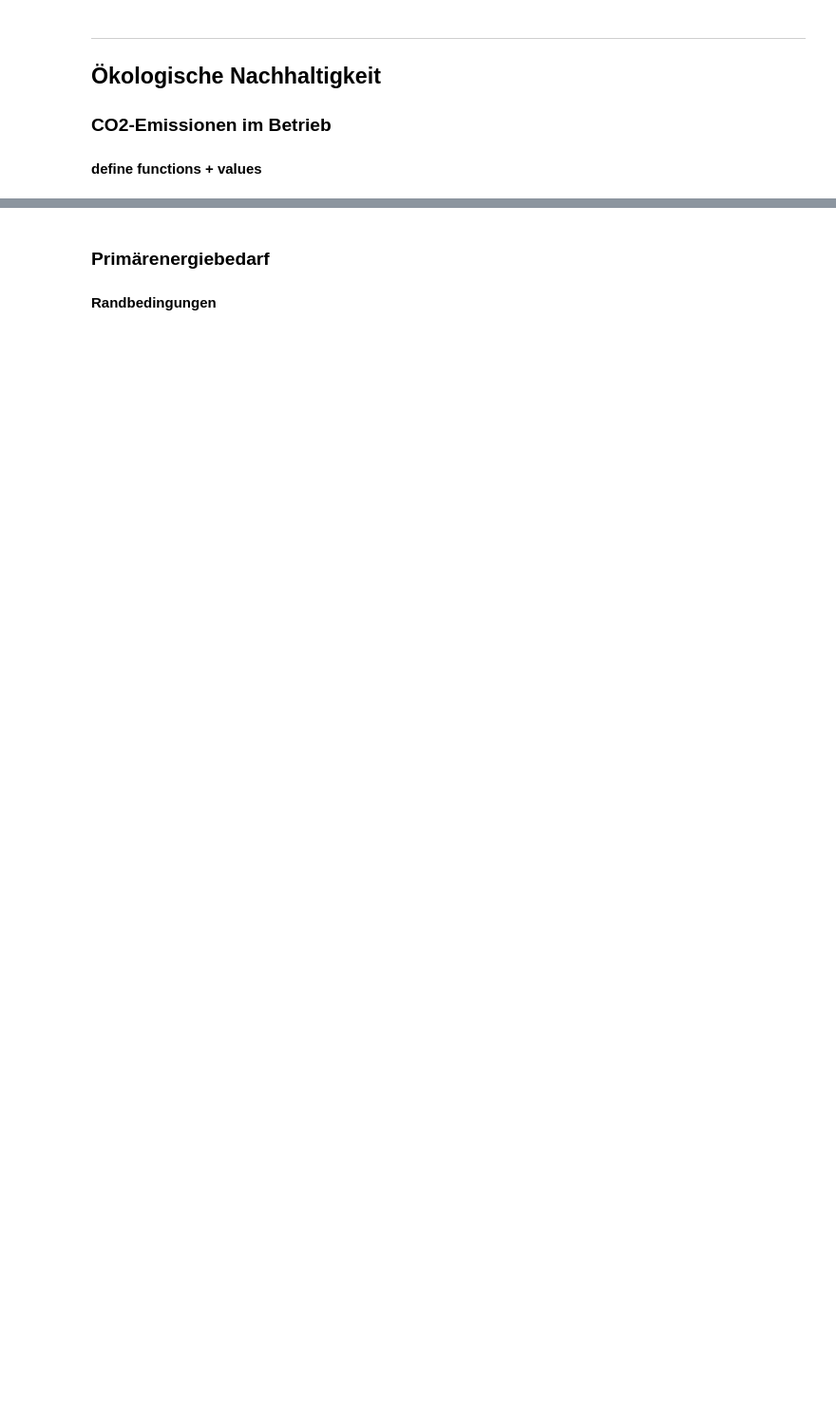
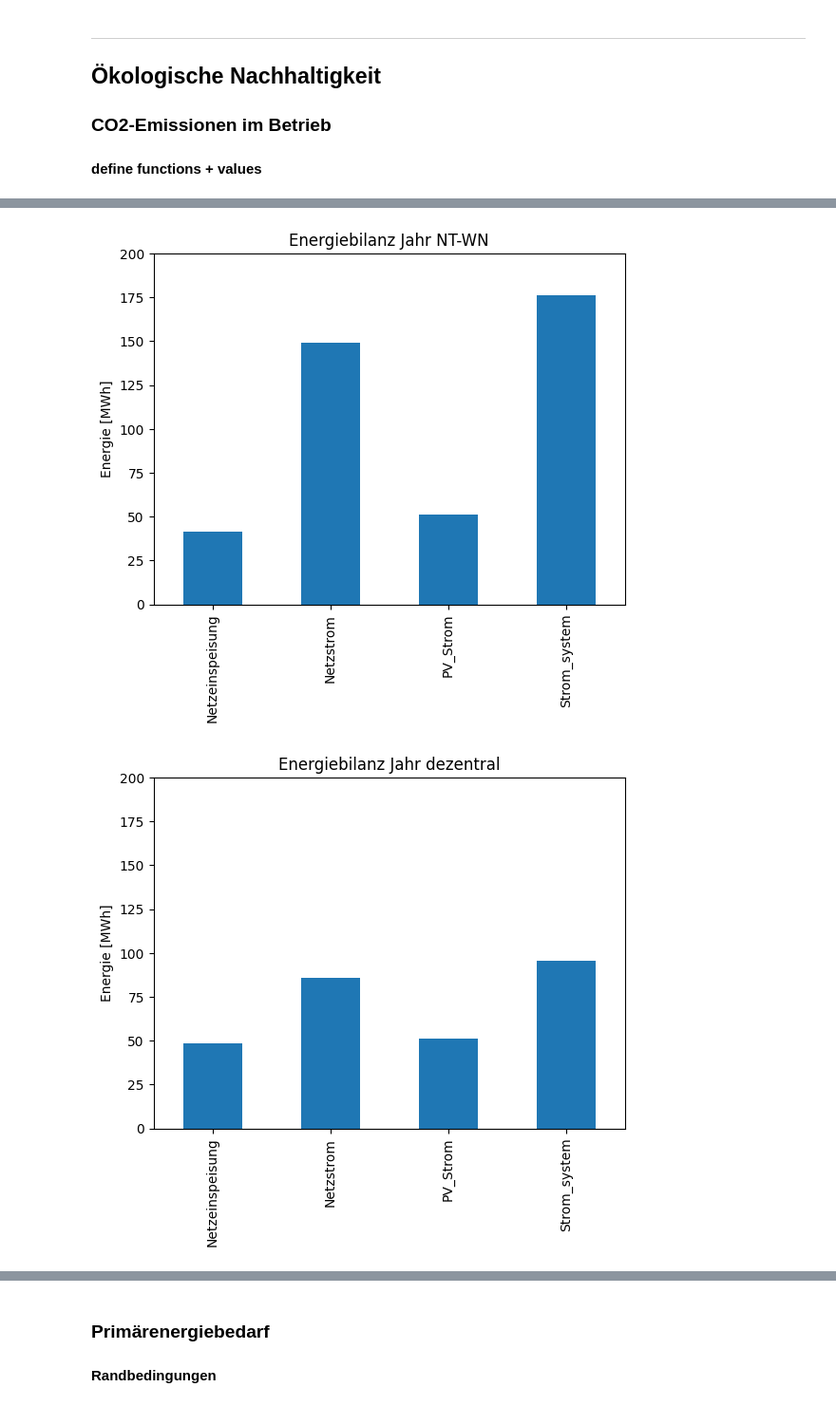
Before and after one commit to lara-barnic2/8_Bewertung_Gesamtsysteme, a Jupyter notebook: 8_Auswertung_Gesamtsysteme.ipynb, the cells around one changed output, grey strips where cells are left out. Shown at 95% size. Drawn from its saved outputs; the diff is of its cells as text; code cells hidden in the pictures; blank space fills up the shorter version.

```diff
--- a/8_Auswertung_Gesamtsysteme.ipynb
+++ b/8_Auswertung_Gesamtsysteme.ipynb
@@ -43,3 +61,39 @@ for name, system in systems.items():
+# %%
+systems={} # anlegen dictionnaire
+system_names=["Bestand", "dezentral", "NT-WN", "kalte_NW"]  #define list system names
+data = () # anlegen liste
+
+
+# define paths in dictionnary
+paths = {"NT-WN": r"C:\Users\lbarnic\OneDrive - Fraunhofer\A_Bearbeitung\7_Gesamtsysteme_REP\II_NT_WN\all_data_NT_WN.out",
+         "dezentral": r"C:\Users\lbarnic\OneDrive - Fraunhofer\A_Bearbeitung\7_Gesamtsysteme_REP\I_dez\all_data_dezentral.out",
+         "kalte_NW": r"C:\Users\lbarnic\OneDrive - Fraunhofer\A_Bearbeitung\7_Gesamtsysteme_REP\III_kaltes_Nahwaermenetz\all_data_kaltes_WN.out"} # später weitere Pfade einfügen
+
+# data import function
+def import_data(path):
+    # system = pd.read_csv(path)
+    system = pd.read_csv(path, sep=',', skipinitialspace=True, index_col=0, skiprows=7)
+    # remove spaces in column names
+    system.columns = system.columns.str.strip()
+    #drop last column
+    system = system.iloc[:, :-1]
+    return system
+
+#import results for each path
+for name, path in paths.items():
+    system = import_data(path)
+    systems[name] = system
+
+
+#print results into excel, every system in different excel sheet
+with pd.ExcelWriter(r'C:\Users\lbarnic\OneDrive - Fraunhofer\A_Bearbeitung\8_Bewertung_Gesamtsysteme_REP\results\output_all_data.xlsx') as writer:
+    for name, system in systems.items():
+        system.to_excel(writer, sheet_name=name, index=False)
+        # links zentrieren der Beschriftungen
+        worksheet = writer.sheets[name]
+        for col in worksheet.iter_cols(min_row=1, max_row=1, min_col=1, max_col=system.shape[1]):
+            for cell in col:
+                cell.alignment = cell.alignment.copy(horizontal='left')
 # %% [markdown]
 ___
 ## Ökologische Nachhaltigkeit
@@ -110,0 +224,9 @@ SyntaxError: invalid syntax (639146051.py, line 54)
+# %%
+df = results_systems.swaplevel(0, 1, axis=1).sort_index(axis=1).sum().unstack(level=0) / 4000
+for name in df:
+    fig, ax = plt.subplots()
+    df[name].plot(kind="bar", title=f"Energiebilanz Jahr {name}", ylabel="Energie [MWh]", ax=ax)
+    ax.set_ylim(0, 200)
+# %% [output]
+[figure, added]
+[figure, added]
```
Also changed, not shown: parts of 20 cells of this notebook, 3 other files.
